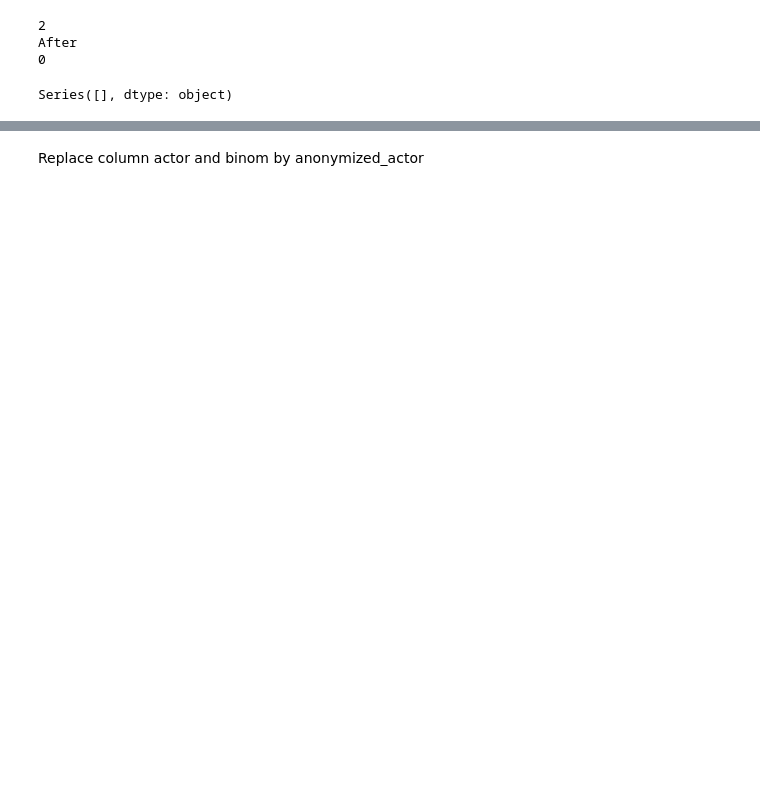
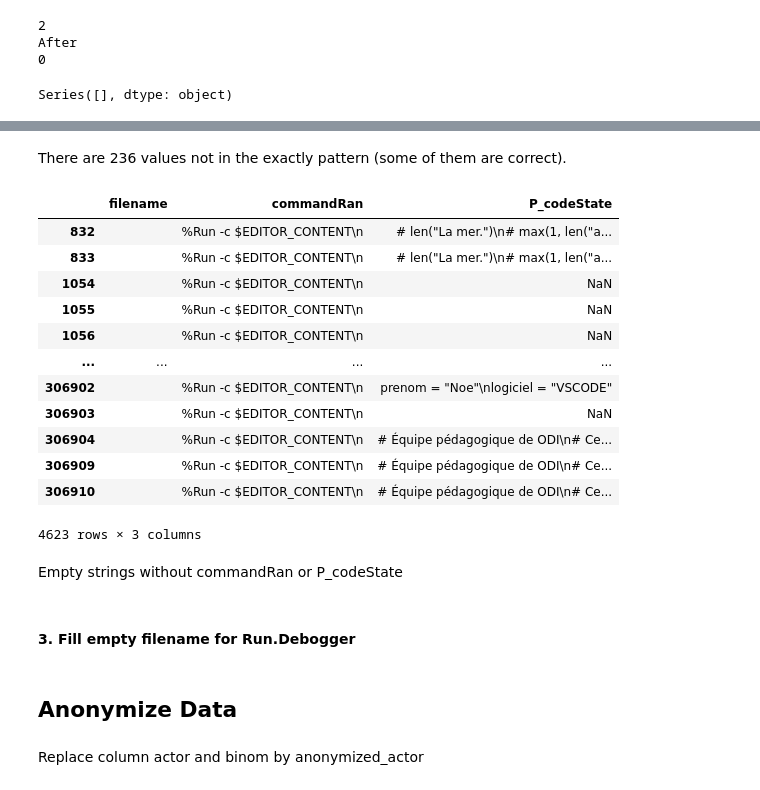
Before and after one commit to sana-mirahsani/ApprentissagePython-Tests, a Jupyter notebook: notebooks/main.ipynb, the cells around one changed output, grey strips where cells are left out. Cells and saved outputs as stored; diff of their text form; code cells hidden in the pictures; blank space fills up the shorter version.

```diff
--- a/notebooks/main.ipynb
+++ b/notebooks/main.ipynb
@@ -384,0 +507,14 @@ Create a new dataframe with three columns : 'actor', 'binom' , 'anonymized_actor
+# %%
+# Test for values with different pattern or empty string in filename of Run.Program
+pattern = re.compile(r'^[\w\-]+\.py$') # Pattern : name(any number or space).py
+
+filenames       = df[df['verb']=='Run.Program']['filename']
+invalid_indices = filenames[~filenames.apply(lambda val: isinstance(val, str)  and bool(pattern.fullmatch(val.strip())))].index # Extract invalid index
+
+mask = (df['verb'] == 'Run.Program') & (df['filename'] == '')
+
+invalid_indices = set(invalid_indices) - set(df.loc[mask,'filename'].index) # Remove empty strings
+
+print(f"Total rows    : {len(df[df['verb']=='Run.Program']['filename'])}")
+print(f"Invalid rows  : {len(invalid_indices)}")
+print(f"Empty strings : {len(df.loc[mask,'filename'])}")
@@ -385,3 +549,30 @@ Create a new dataframe with three columns : 'actor', 'binom' , 'anonymized_actor
+# %% [markdown]
+There are 236 values not in the exactly pattern (some of them are correct).
+# %%
+# Check empty strings
+#pd.set_option('display.max_rows', None) # To show all rows remove the '#'
+#pd.set_option('display.max_columns', None) # To show all rows remove the '#'
+df.loc[mask,['filename','commandRan','P_codeState']]
+# %% [output]
+|  | filename | commandRan | P_codeState |
+| 832 |  | %Run -c $EDITOR_CONTENT\n | # len("La mer.")\n# max(1, len("a... |
+| 833 |  | %Run -c $EDITOR_CONTENT\n | # len("La mer.")\n# max(1, len("a... |
+| 1054 |  | %Run -c $EDITOR_CONTENT\n | NaN |
+| 1055 |  | %Run -c $EDITOR_CONTENT\n | NaN |
+| 1056 |  | %Run -c $EDITOR_CONTENT\n | NaN |
+| ... | ... | ... | ... |
+| 306902 |  | %Run -c $EDITOR_CONTENT\n | prenom = "Noe"\nlogiciel = "VSCODE" |
+| 306903 |  | %Run -c $EDITOR_CONTENT\n | NaN |
+| 306904 |  | %Run -c $EDITOR_CONTENT\n | # Équipe pédagogique de ODI\n# Ce... |
+| 306909 |  | %Run -c $EDITOR_CONTENT\n | # Équipe pédagogique de ODI\n# Ce... |
+| 306910 |  | %Run -c $EDITOR_CONTENT\n | # Équipe pédagogique de ODI\n# Ce... |
+4623 rows × 3 columns
+# %% [markdown]
+Empty strings without commandRan or P_codeState
+# %% [markdown]
+#### 3. Fill empty filename for Run.Debogger
+# %% [markdown]
+## Anonymize Data
 # %%
 #anonymized_df = df[['actor', 'binom']].copy()
 #anonymized_df['anonymized_actor'] = df.apply(data_anonymization.anonymize_actor, axis=1)
```
Also changed, not shown: parts of 70 cells of this notebook, 3 other files.
